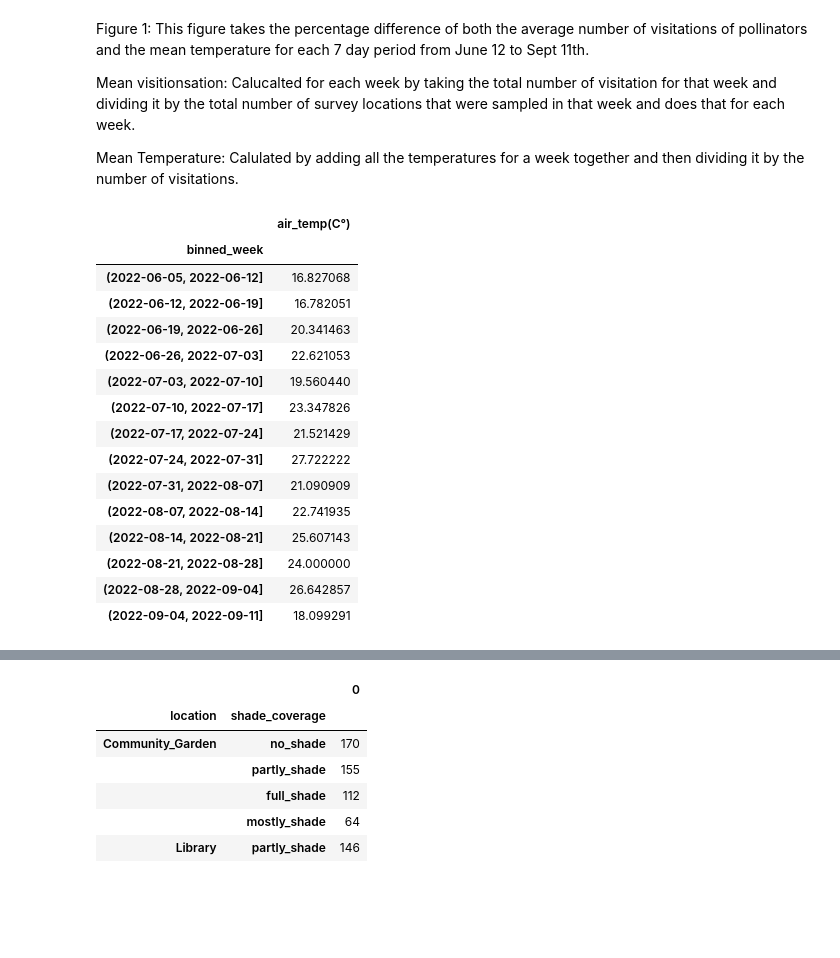
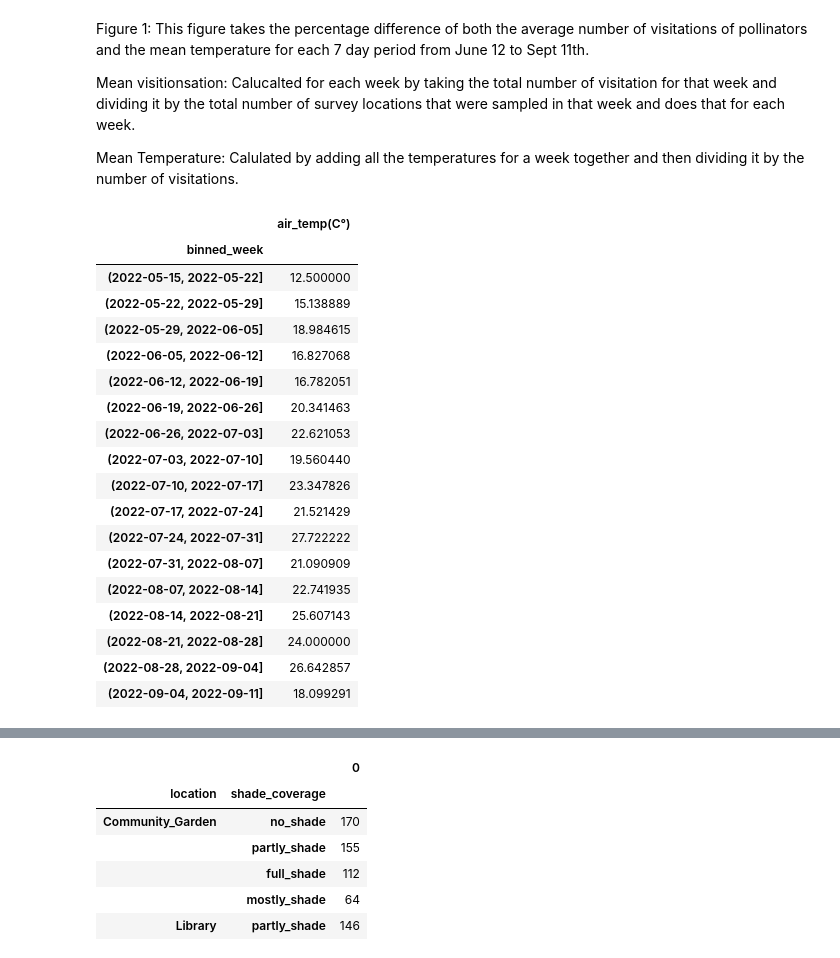
Before and after one commit to lizard777/CPSC_3430_project, a Jupyter notebook: Group_Project.ipynb, the cells around one changed output, grey strips where cells are left out. Cells and saved outputs as stored; diff of their text form; code cells hidden in the pictures; blank space fills up the shorter version.

```diff
--- a/Group_Project.ipynb
+++ b/Group_Project.ipynb
@@ -104,12 +104,15 @@ def turn_into_percent_difference(old_series):
 # %%
 # Conveting the series into dataframes and while not including the first 4 weeks.
 
-df_mean = pd.DataFrame(series_mean[3:])
-df_mean_temp = pd.DataFrame(series_mean_temp[3:])
+df_mean = pd.DataFrame(series_mean)
+df_mean_temp = pd.DataFrame(series_mean_temp)
 df_mean_temp
 # %% [output]
 |  | air_temp(C°) |
 | binned_week |  |
+| (2022-05-15, 2022-05-22] | 12.500000 |
+| (2022-05-22, 2022-05-29] | 15.138889 |
+| (2022-05-29, 2022-06-05] | 18.984615 |
 | (2022-06-05, 2022-06-12] | 16.827068 |
 | (2022-06-12, 2022-06-19] | 16.782051 |
 | (2022-06-19, 2022-06-26] | 20.341463 |
```
Also changed, not shown: parts of 7 cells of this notebook.
